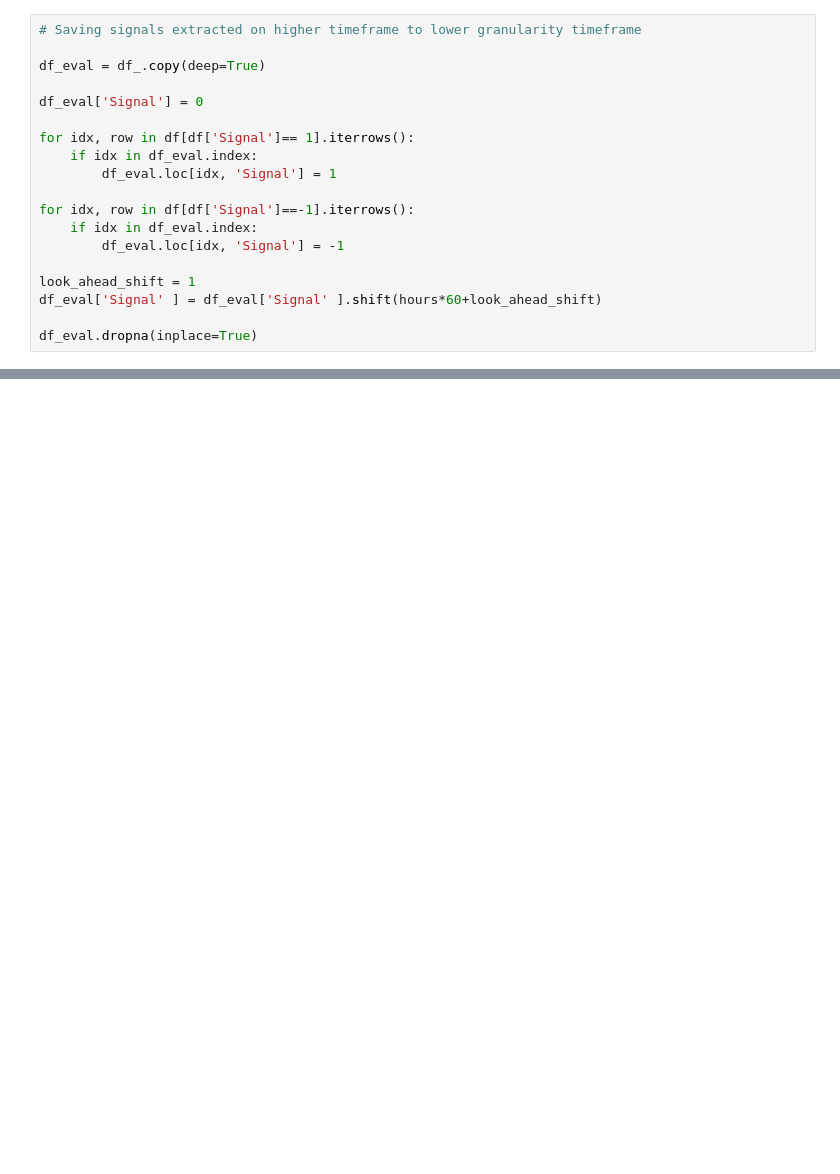
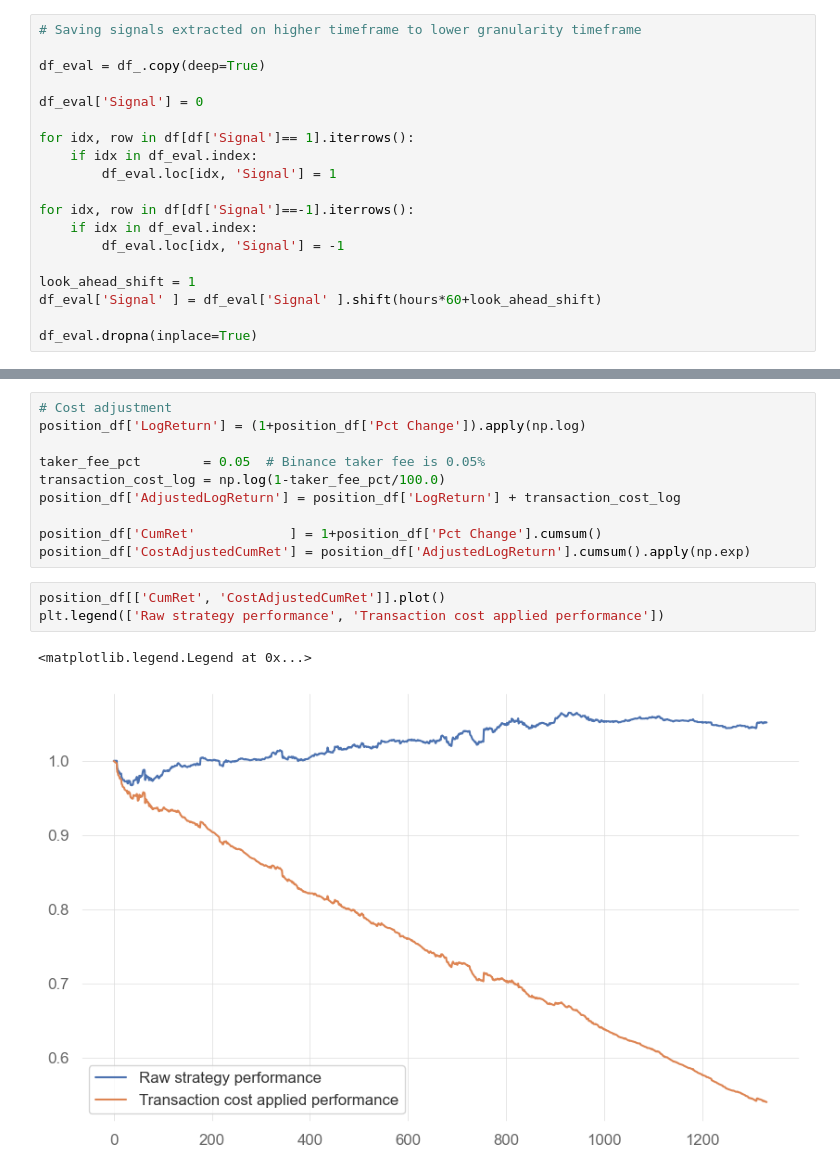
Before and after one commit to sharavsambuu/trading-cost-analysis, a Jupyter notebook: btcspot_macross_backtesting_1m.ipynb, the cells around one changed output, grey strips where cells are left out. Cells and saved outputs as stored; diff of their text form; blank space fills up the shorter version.

```diff
--- a/btcspot_macross_backtesting_1m.ipynb
+++ b/btcspot_macross_backtesting_1m.ipynb
@@ -189 +179,17 @@ position_df['Account Change'] = position_df['Account History'].pct_change()
+# %%
+# Cost adjustment
+position_df['LogReturn'] = (1+position_df['Pct Change']).apply(np.log)
+
+taker_fee_pct        = 0.05  # Binance taker fee is 0.05%
+transaction_cost_log = np.log(1-taker_fee_pct/100.0)
+position_df['AdjustedLogReturn'] = position_df['LogReturn'] + transaction_cost_log
+
+position_df['CumRet'            ] = 1+position_df['Pct Change'].cumsum()
+position_df['CostAdjustedCumRet'] = position_df['AdjustedLogReturn'].cumsum().apply(np.exp)
+# %%
+position_df[['CumRet', 'CostAdjustedCumRet']].plot()
+plt.legend(['Raw strategy performance', 'Transaction cost applied performance'])
+# %% [output]
+<matplotlib.legend.Legend at 0x...>
+[figure, added]
 # %%
```
Also changed, not shown: parts of 18 cells of this notebook, 1 other file.
